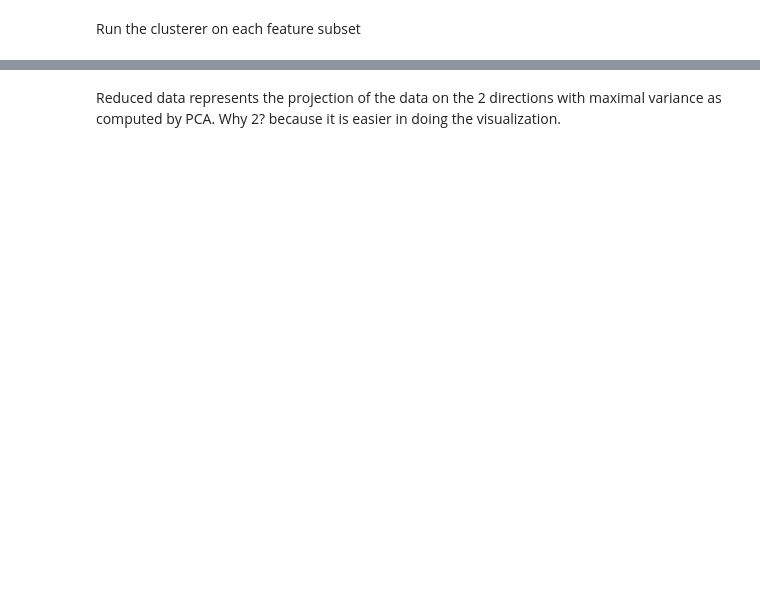
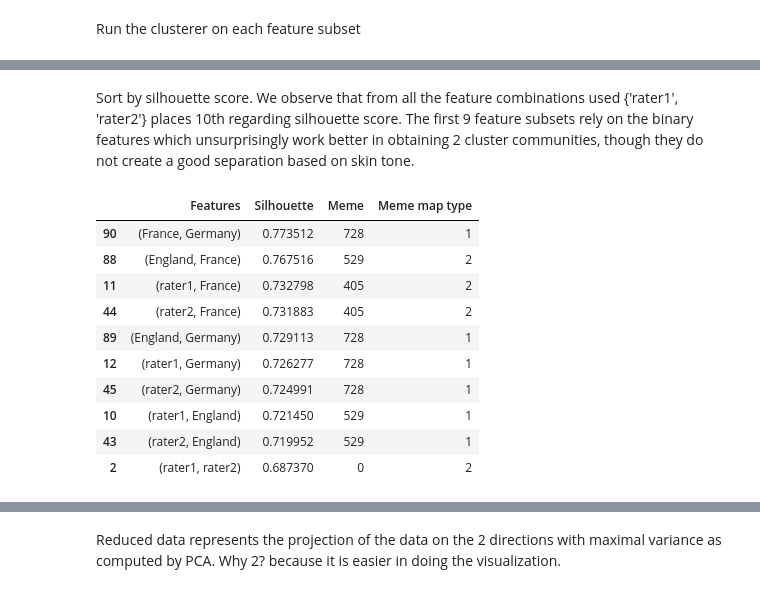
Before and after one commit to cipri-tom/Homework, a Jupyter notebook: 04 - Applied ML/handler-clustering.ipynb, the cells around one changed output, grey strips where cells are left out. Cells and saved outputs as stored; diff of their text form; code cells hidden in the pictures; blank space fills up the shorter version.

```diff
--- a/04 - Applied ML/handler-clustering.ipynb
+++ b/04 - Applied ML/handler-clustering.ipynb
@@ -368,0 +415,3 @@ grouped_cls
+# %%
+all_feature_subsets = list(prepare_feature_subsets(list(powerset(players.columns.values))))
+len(all_feature_subsets)
@@ -368,0 +420,2 @@ grouped_cls
+# %%
+all_feature_subsets_res = run_clusterer(all_feature_subsets, True)
@@ -368,0 +440,2 @@ grouped_cls
+# %%
+copy_all_feature_subsets_res = all_feature_subsets_res
@@ -368,0 +465,4 @@ grouped_cls
+# %%
+headers = ['Features', 'Silhouette', 'Meme', 'Meme map type']
+features_summary = pd.DataFrame(copy_all_feature_subsets_res, columns = headers)
+features_summary.head()
@@ -368,0 +476,17 @@ grouped_cls
+# %% [markdown]
+Sort by silhouette score. We observe that from all the feature combinations used {'rater1', 'rater2'} places 10th regarding silhouette score. The first 9 feature subsets rely on the binary features which unsurprisingly work better in obtaining 2 cluster communities, though they do not create a good separation based on skin tone.
+# %%
+features_summary_sorted_sil = features_summary.sort_values(by='Silhouette', ascending = False)
+features_summary_sorted_sil.head(10)
+# %% [output]
+|  | Features | Silhouette | Meme | Meme map type |
+| 90 | (France, Germany) | 0.773512 | 728 | 1 |
+| 88 | (England, France) | 0.767516 | 529 | 2 |
+| 11 | (rater1, France) | 0.732798 | 405 | 2 |
+| 44 | (rater2, France) | 0.731883 | 405 | 2 |
+| 89 | (England, Germany) | 0.729113 | 728 | 1 |
+| 12 | (rater1, Germany) | 0.726277 | 728 | 1 |
+| 45 | (rater2, Germany) | 0.724991 | 728 | 1 |
+| 10 | (rater1, England) | 0.721450 | 529 | 1 |
+| 43 | (rater2, England) | 0.719952 | 529 | 1 |
+| 2 | (rater1, rater2) | 0.687370 | 0 | 2 |
```
Also changed, not shown: parts of 57 cells of this notebook.
